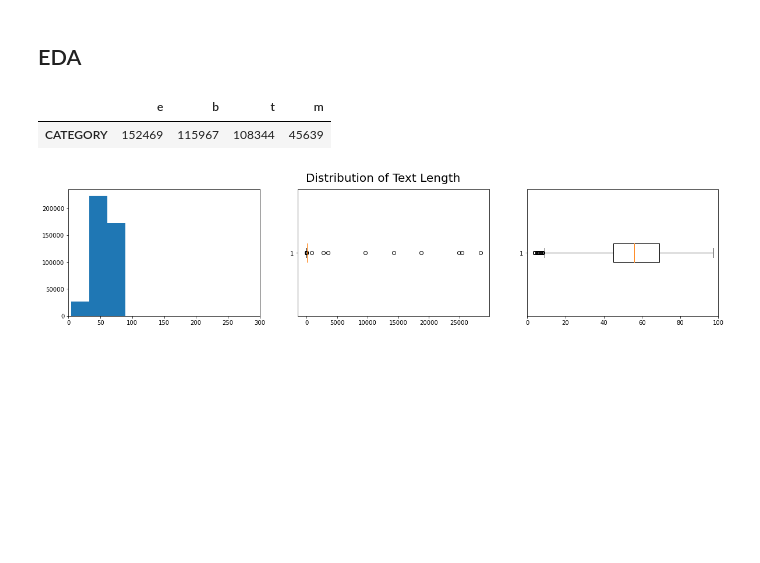
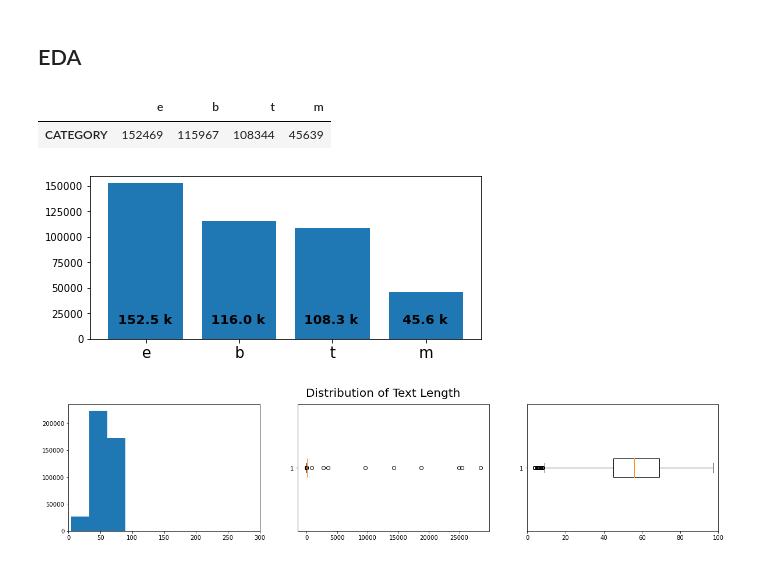
Before and after one commit to sam351/NLP_study, a Jupyter notebook: kaggle_news_dataset/201003_News-dataset_01_Train-LSTM.ipynb, the cells around one changed output. Cells and saved outputs as stored; diff of their text form; code cells hidden in the pictures; blank space fills up the shorter version.

Commit message:
Modify 201003_News-dataset_01_Train-LSTM.ipynb
- Modify EDA (Add graph & Add outlier check)

```diff
--- a/kaggle_news_dataset/201003_News-dataset_01_Train-LSTM.ipynb
+++ b/kaggle_news_dataset/201003_News-dataset_01_Train-LSTM.ipynb
@@ -46,12 +46,22 @@ show_table(data)
 | 422418 | Phoenix boy undergoes surgery to ... | m |
 # %% [markdown]
 ## EDA
-# %%
-# Distribution of Category
-data.CATEGORY.value_counts().to_frame().T
-# %% [output]
-|  | e | b | t | m |
-| CATEGORY | 152469 | 115967 | 108344 | 45639 |
+# %%
+# Distribution of Category
+count_ser = data.CATEGORY.value_counts()
+
+display(count_ser.to_frame().T)
+
+plt.figure(figsize=(7, 3))
+plt.bar(count_ser.index, count_ser, color='tab:blue')
+plt.xticks(size=15)
+for idx, (cat, count) in enumerate(zip(count_ser.index, count_ser)):
+    plt.text(idx-0.3, 15000, s=f'{count/1000:^6.1f}k', size=13, color='k', weight='bold')
+plt.show()
+# %% [output]
+|  | e | b | t | m |
+| CATEGORY | 152469 | 115967 | 108344 | 45639 |
+[figure, added]
 # %%
 # Distribution of text length
 data['TITLE_len'] = data.TITLE.apply(len)
```
Also changed, not shown: parts of 3 cells of this notebook.
